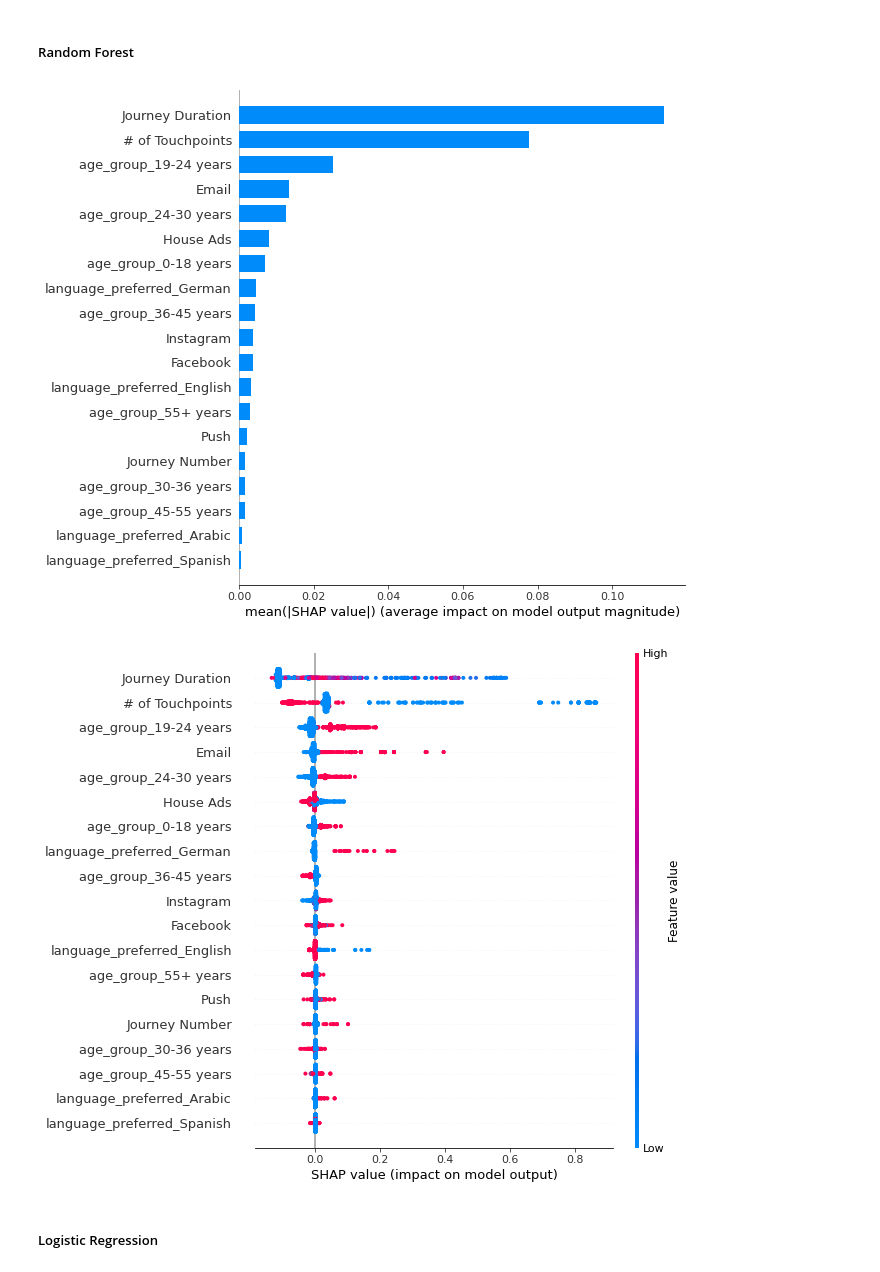
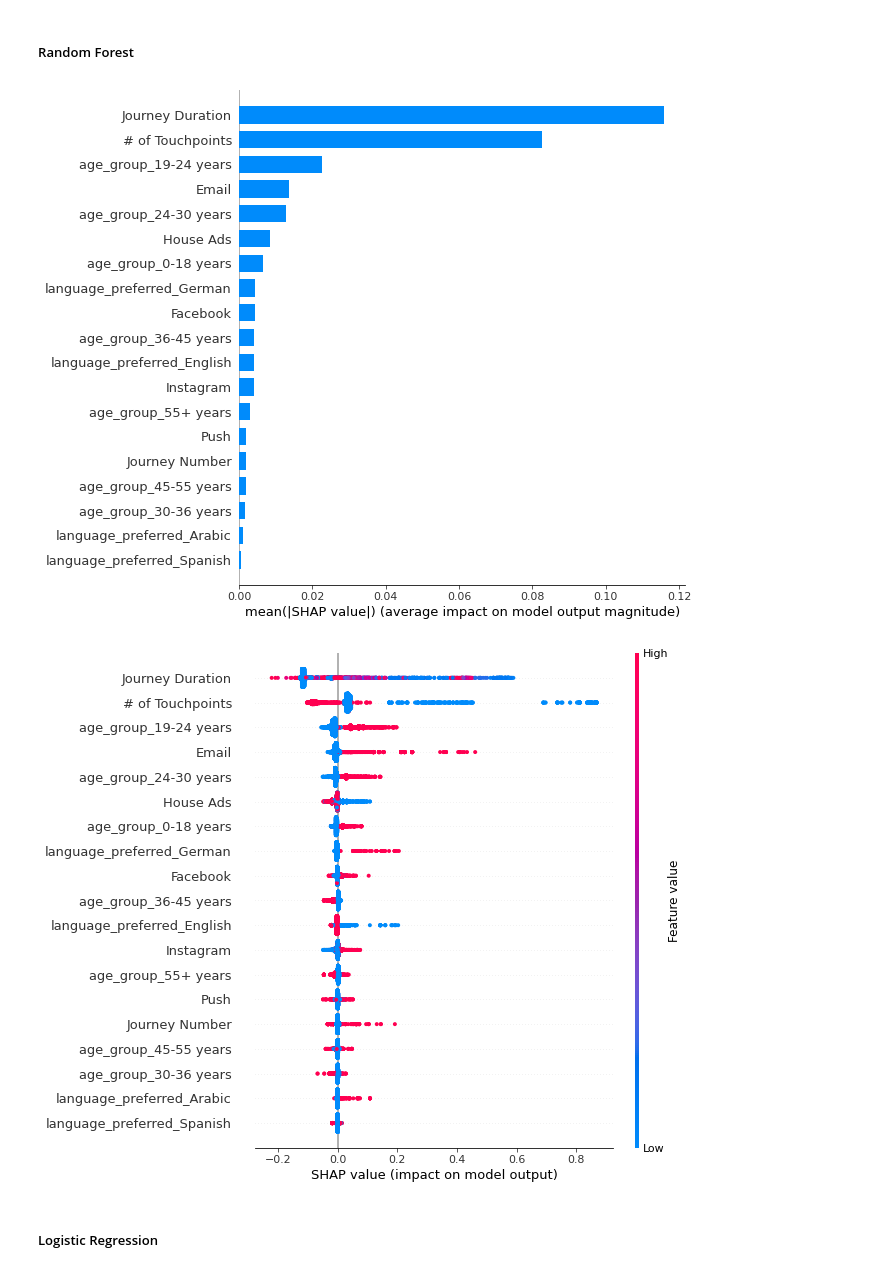
Before and after one commit to kevintunney/ISyE7406-GroupProject, a Jupyter notebook: data/notebook_mark.ipynb, the cells around one changed output. Drawn from its saved outputs; the diff is of its cells as text; code cells hidden in the pictures.

Commit message:
small change to RF shap plot

```diff
--- a/data/notebook_mark.ipynb
+++ b/data/notebook_mark.ipynb
@@ -166,15 +166,15 @@ show_model_output(grid_search_output= grid_search_xgb, num_to_show=10)
 # %%
 model = grid_search_clf.best_estimator_.fit(X_train, y_train)
 explainer = shap.TreeExplainer(model)
-shap_values = explainer.shap_values(X_test)
+shap_values = explainer.shap_values(X_train)
 # %%
-shap.summary_plot(shap_values[1], X_test, plot_type = 'bar', class_names=model.classes_)
+shap.summary_plot(shap_values[1], X_train, plot_type = 'bar', class_names=model.classes_)
 # %% [output]
-[figure, old version]
+[figure, new version]
 # %%
-shap.summary_plot(shap_values[1], X_test, class_names=model.classes_)
+shap.summary_plot(shap_values[1], X_train, class_names=model.classes_)
 # %% [output]
-[figure, old version]
+[figure, new version]
 # %% [markdown]
 ##### Logistic Regression
 # %%
```
Also changed, not shown: parts of 3 cells of this notebook.
